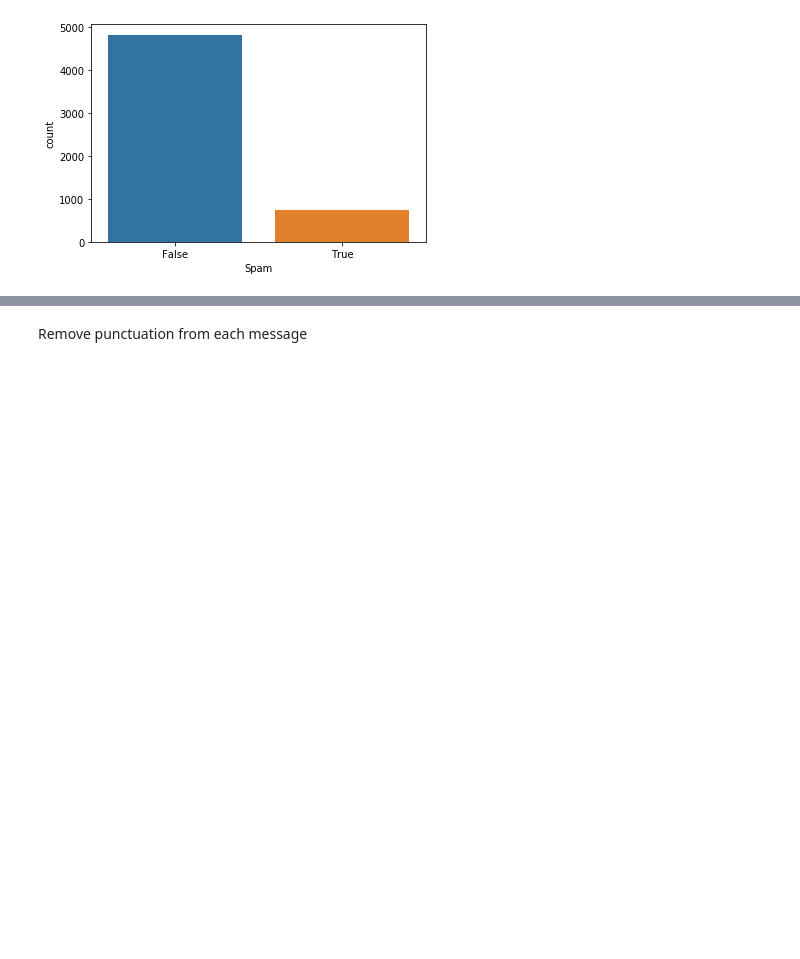
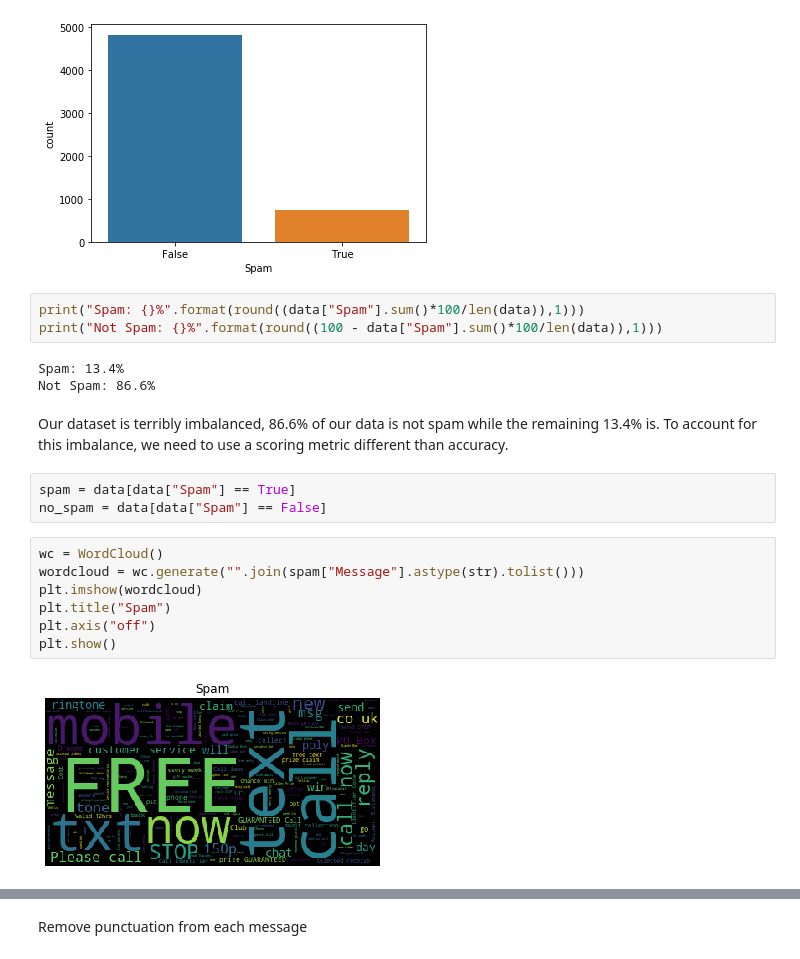
Before and after one commit to fescobar96/SMS-Spam-Classifier, a Jupyter notebook: SMS_Spam_Classifier.ipynb, the cells around one changed output, grey strips where cells are left out. Drawn from its saved outputs; the diff is of its cells as text; blank space fills up the shorter version.

Commit message:
Add word clouds, add precision and recall, add confusion matrix

```diff
--- a/SMS_Spam_Classifier.ipynb
+++ b/SMS_Spam_Classifier.ipynb
@@ -67,3 +77,23 @@ sns.countplot(data["Spam"])
 # %% [output]
 <matplotlib.axes._subplots.AxesSubplot at 0x...>
 [figure]
+# %%
+print("Spam: {}%".format(round((data["Spam"].sum()*100/len(data)),1)))
+print("Not Spam: {}%".format(round((100 - data["Spam"].sum()*100/len(data)),1)))
+# %% [output]
+Spam: 13.4%
+Not Spam: 86.6%
+# %% [markdown]
+Our dataset is terribly imbalanced, 86.6% of our data is not spam while the remaining 13.4% is. To account for this imbalance, we need to use a scoring metric different than accuracy.
+# %%
+spam = data[data["Spam"] == True]
+no_spam = data[data["Spam"] == False]
+# %%
+wc = WordCloud()
+wordcloud = wc.generate("".join(spam["Message"].astype(str).tolist()))
+plt.imshow(wordcloud)
+plt.title("Spam")
+plt.axis("off")
+plt.show()
+# %% [output]
+[figure, added]
```
Also changed, not shown: parts of 18 cells of this notebook.
